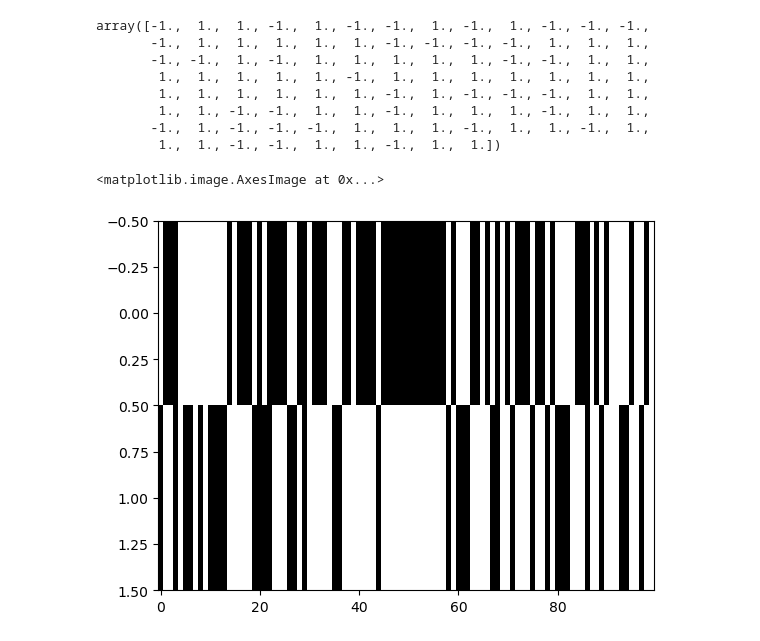
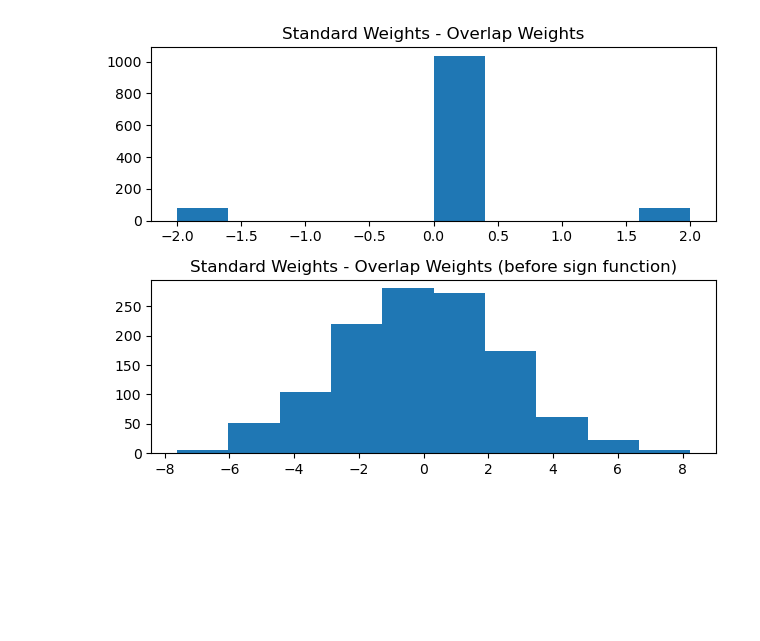
Before and after one commit to seb2o/Biological-Hopfield-Model, a Jupyter notebook: test_Seb.ipynb, the cells around one changed output. Drawn from its saved outputs; the diff is of its cells as text; code cells hidden in the pictures; blank space fills up the shorter version.

```diff
--- a/test_Seb.ipynb
+++ b/test_Seb.ipynb
@@ -31,17 +10,27 @@ array([ 1., -1., -1., -1.,  1.,  1.,  1.,  1.,  1.,  1.,  1.,  1.,  1.,
-# %%
-n2 = utils.compute_next_state_with_overlaps(current_state, patterns)
-n2
-# %% [output]
-array([-1.,  1.,  1., -1.,  1., -1., -1.,  1., -1.,  1., -1., -1., -1.,
-       -1.,  1.,  1.,  1.,  1.,  1., -1., -1., -1., -1.,  1.,  1.,  1.,
-       -1., -1.,  1., -1.,  1.,  1.,  1.,  1.,  1., -1., -1.,  1.,  1.,
-        1.,  1.,  1.,  1.,  1., -1.,  1.,  1.,  1.,  1.,  1.,  1.,  1.,
-        1.,  1.,  1.,  1.,  1.,  1., -1.,  1., -1., -1., -1.,  1.,  1.,
-        1.,  1., -1., -1.,  1.,  1., -1.,  1.,  1.,  1., -1.,  1.,  1.,
-       -1.,  1., -1., -1., -1.,  1.,  1.,  1., -1.,  1.,  1., -1.,  1.,
-        1.,  1., -1., -1.,  1.,  1., -1.,  1.,  1.])
-# %%
-plt.imshow(np.vstack([n1, n2]), cmap='gray', aspect='auto')
-# %% [output]
-<matplotlib.image.AxesImage at 0x...>
-[figure, removed]
+# %%
+NETWORK_DIM = 1200
+c = 0.134
+# %%
+patterns = utils.get_n_binary_patterns(
+            n_patterns=math.floor(c * NETWORK_DIM),
+            pattern_dim=NETWORK_DIM,
+            plot=False,
+            check_overlaps=False
+        )
+current_state = np.random.binomial(1, 0.5, size=(NETWORK_DIM,))*2 - 1
+weights = utils.get_weights(patterns)
+
+ns_standard = utils.compute_next_state(current_state, weights)
+ns_standard_h = utils.compute_next_state(current_state, weights, return_h=True)
+ns_overlap = utils.compute_next_state_with_overlaps(current_state, patterns)
+ns_overlap_h = utils.compute_next_state_with_overlaps(current_state, patterns, return_h=True)
+
+# show potential differences between the two methods
+fig, axes = plt.subplots(2,1)
+axes[0].hist(ns_standard - ns_overlap)
+axes[0].set_title('Standard Weights - Overlap Weights')
+axes[1].hist(ns_standard_h - ns_overlap_h)
+axes[1].set_title('Standard Weights - Overlap Weights (before sign function)')
+plt.tight_layout()
+# %% [output]
+[figure, added]
```
Also changed, not shown: parts of 9 cells of this notebook.
